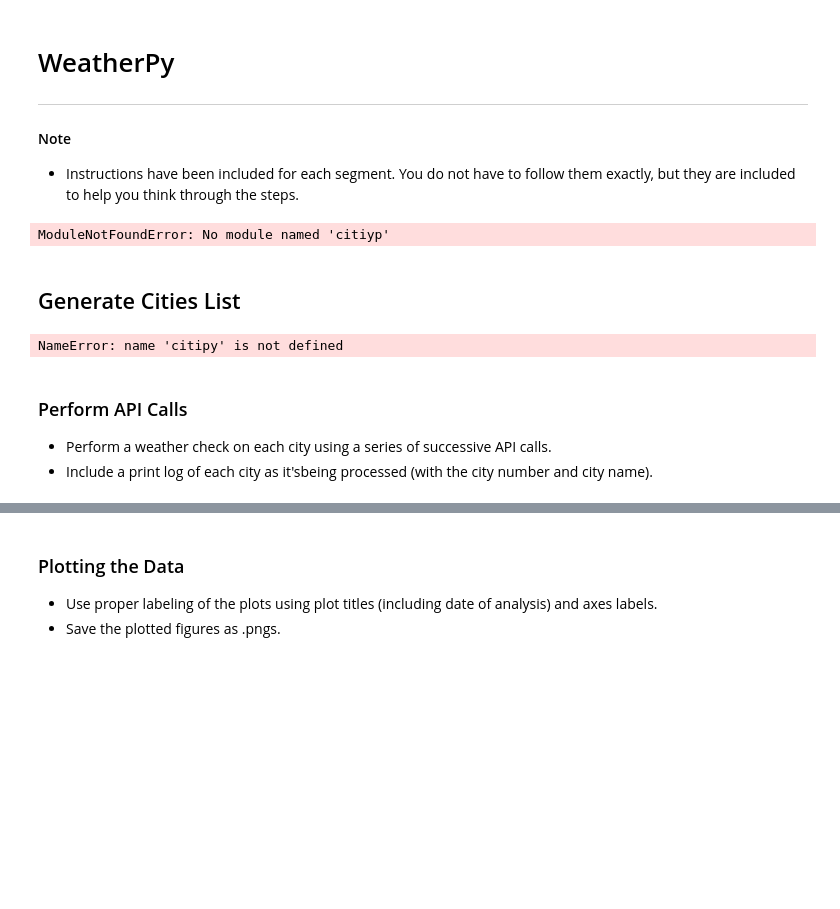
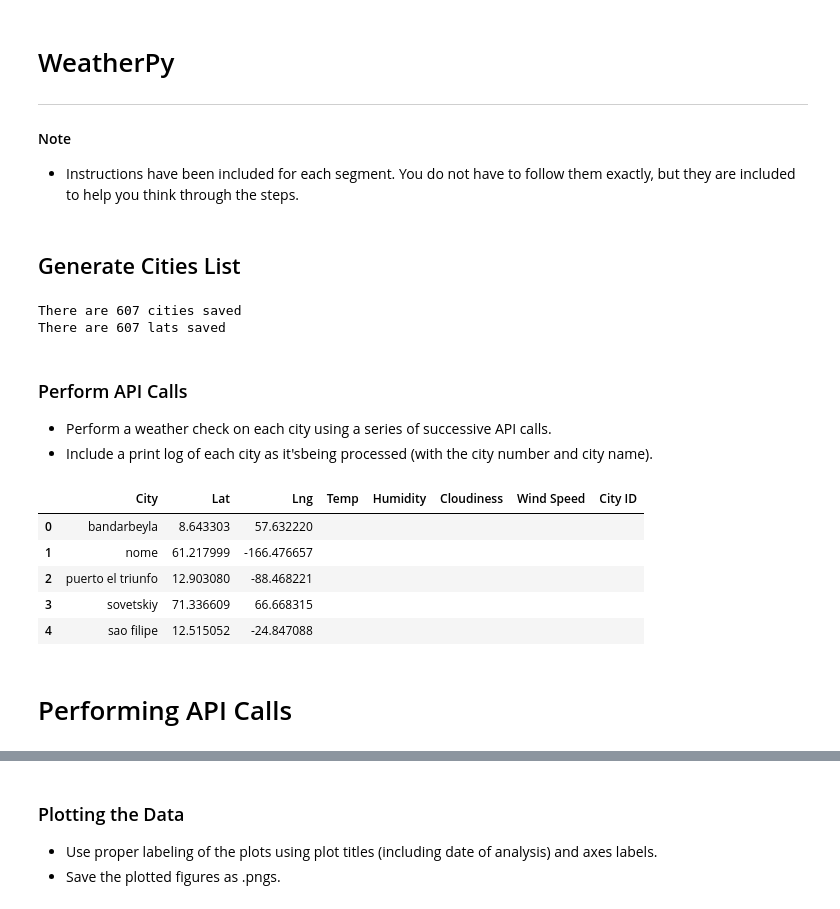
Before and after one commit to WossenAb/WeatherPy, a Jupyter notebook: WeatherPy.ipynb, the cells around one changed output, grey strips where cells are left out. Drawn from its saved outputs; the diff is of its cells as text; code cells hidden in the pictures; blank space fills up the shorter version.

```diff
--- a/WeatherPy.ipynb
+++ b/WeatherPy.ipynb
@@ -12,14 +12,15 @@ import numpy as np
 import requests
 import time
 
-#Incorporate citipy to determine city massed on latitude and longitude
-import citiyp as cp
-# Import API key
-from api_keys import api_key
-citipy.configure(api_key="AIzaSyC6Wk1IIUSOjvMlXV-ZxVNooN0g6C4CclA...")
+#Importing this to automate the visualizations time created
+from datetime import datetime
+
+# Importing API key
+import api_keys
+#from api_keys import api_key
 
 # Incorporated citipy to determine city based on latitude and longitude
-import citipy as cp
+from citipy import citipy
 
 # Output File (CSV)
 output_data_file = "output_data/cities.csv"
@@ -27,6 +28,4 @@ output_data_file = "output_data/cities.csv"
 # Range of latitudes and longitudes
 lat_range = (-90, 90)
 lng_range = (-180, 180)
-# %% [output]
-ModuleNotFoundError: No module named 'citiyp'
 # %% [markdown]
@@ -33,30 +33,63 @@ ModuleNotFoundError: No module named 'citiyp'
 ## Generate Cities List
 # %%
 # List for holding lat_lngs and cities
+
 lat_lngs = []
 cities = []
+citylats = []
+citylngs = []
 
-# Create a set of random lat and lng combinations
+# Creating a set of random lat and lng combinations
 lats = np.random.uniform(low=-90.000, high=90.000, size=1500)
 lngs = np.random.uniform(low=-180.000, high=180.000, size=1500)
 lat_lngs = zip(lats, lngs)
 
-# Identify nearest city for each lat, lng combination
+# Identifying the nearest city for each lat and lng combination
+
 for lat_lng in lat_lngs:
     city = citipy.nearest_city(lat_lng[0], lat_lng[1]).city_name
 
-     # If the city is unique, then add it to a our cities list
+# If the city is unique, then place it on my cities list
+
     if city not in cities:
         cities.append(city)
         citylats.append(lat_lng[0])
         citylngs.append(lat_lng[1])
 
-        # Print the city count to confirm sufficient count
+# Printing the city count to confirm if we have enough cities captured in the list
 print(f"There are {len(cities)} cities saved")
 print(f"There are {len(citylats)} lats saved")
 # %% [output]
-NameError: name 'citipy' is not defined
+There are 607 cities saved
+There are 607 lats saved
 # %% [markdown]
 ### Perform API Calls
 * Perform a weather check on each city using a series of successive API calls.
 * Include a print log of each city as it'sbeing processed (with the city number and city name).
+# %%
+# Creating a dataframe
+
+# Creating empty colummns that will be populated when requesting data via API
+
+temp_dict ={
+    "City" : cities,
+    "Lat" : citylats,
+    "Lng" : citylngs,
+    "Temp":"",
+    "Humidity":"",
+    "Cloudiness":"",
+    "Wind Speed":"",
+    "City ID":""}
+
+
+tempDict = pd.DataFrame(temp_dict)
+tempDict.head()
+# %% [output]
+|  | City | Lat | Lng | Temp | Humidity | Cloudiness | Wind Speed | City ID |
+| 0 | bandarbeyla | 8.643303 | 57.632220 |  |  |  |  |  |
+| 1 | nome | 61.217999 | -166.476657 |  |  |  |  |  |
+| 2 | puerto el triunfo | 12.903080 | -88.468221 |  |  |  |  |  |
+| 3 | sovetskiy | 71.336609 | 66.668315 |  |  |  |  |  |
+| 4 | sao filipe | 12.515052 | -24.847088 |  |  |  |  |  |
+# %% [markdown]
+# Performing API Calls
```
Also changed, not shown: parts of 10 cells of this notebook.
